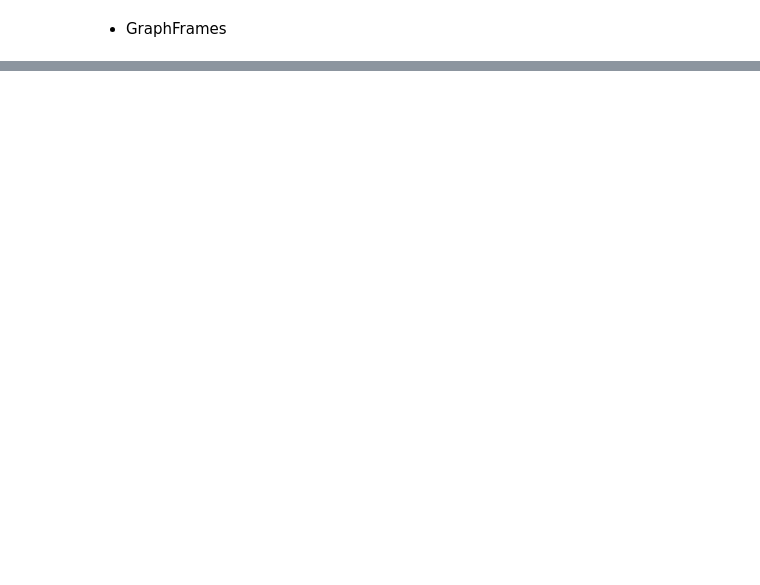
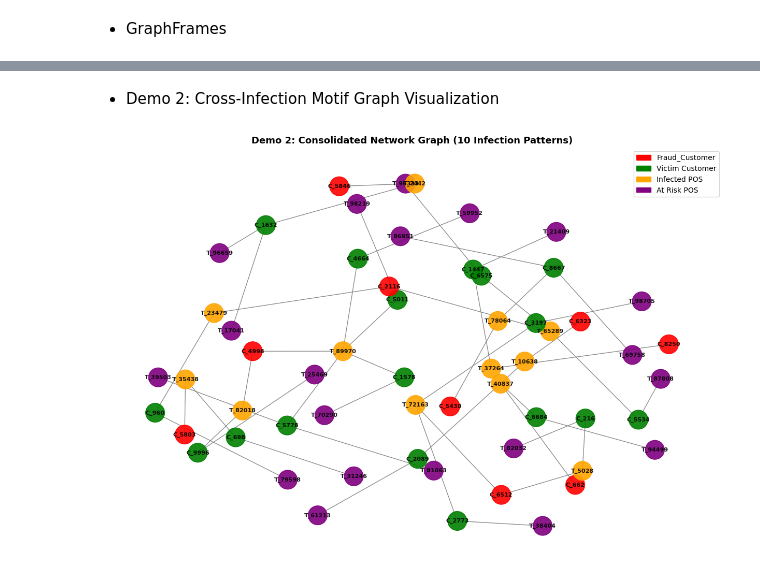
Before and after one commit to thanhnhat31/big-data.group-3.msa29hcm, a Jupyter notebook: notebooks/04_Spark_GraphFrame_Demo.ipynb, the cells around one changed output, grey strips where cells are left out. Saved outputs shown, nothing was run; the diff lists cells and outputs as text; code cells hidden in the pictures; blank space fills up the shorter version.

```diff
--- a/notebooks/04_Spark_GraphFrame_Demo.ipynb
+++ b/notebooks/04_Spark_GraphFrame_Demo.ipynb
@@ -841,0 +635,50 @@ if 'result_lpa' in globals():
+# %% [markdown]
+- Demo 2: Cross-Infection Motif Graph Visualization
+# %%
+import networkx as nx
+import matplotlib.pyplot as plt
+import matplotlib.patches as mpatches
+
+# Chuyển đổi khoảng 20 chuỗi từ kết quả GraphFrames sang Pandas DataFrame
+sample_patterns_pd = gf_result2.limit(20).toPandas()
+
+# Khởi tạo đồ thị NetworkX
+G = nx.Graph()
+
+# Duyệt qua các dòng và thêm Node/Edge
+for _, row in sample_patterns_pd.iterrows():
+    fraud_node = row['Fraud_Customer_A']
+    terminal_1 = row['Infected_POS_T1']
+    victim_node = row['Victim_Customer_B']
+    terminal_2 = row['At_Risk_POS_T2']
+
+    # Thêm Node với thuộc tính màu sắc để phân biệt
+    G.add_node(fraud_node, color='red')          # Kẻ gian lận
+    G.add_node(terminal_1, color='orange')       # POS bị nhiễm
+    G.add_node(victim_node, color='green')       # Nạn nhân
+    G.add_node(terminal_2, color='purple')       # POS rủi ro
+
+    # Thêm các cạnh nối (Giao dịch)
+    G.add_edge(fraud_node, terminal_1)
+    G.add_edge(victim_node, terminal_1)
+    G.add_edge(victim_node, terminal_2)
+
+# Lấy mảng màu sắc cho các node đã add
+color_map = [nx.get_node_attributes(G, 'color').get(node, 'gray') for node in G.nodes()]
+
+# Thiết lập và vẽ đồ thị
+plt.figure(figsize=(12, 8))
+pos = nx.spring_layout(G, k=0.6) # Thuật toán dàn trang Spring Layout
+nx.draw(G, pos, with_labels=True, node_color=color_map, node_size=700, font_size=8, font_weight="bold", edge_color="gray", alpha=0.9)
+
+# Tạo chú thích (Legend)
+red_patch = mpatches.Patch(color='red', label='Fraud_Customer')
+green_patch = mpatches.Patch(color='green', label='Victim Customer')
+orange_patch = mpatches.Patch(color='orange', label='Infected POS')
+purple_patch = mpatches.Patch(color='purple', label='At Risk POS')
+plt.legend(handles=[red_patch, green_patch, orange_patch, purple_patch], loc='upper right')
+
+plt.title(f'Demo 2: Consolidated Network Graph ({num_patterns} Infection Patterns)', fontsize=13, fontweight='bold')
+plt.show()
+# %% [output]
+[figure, added]
```
Also changed, not shown: parts of 56 cells of this notebook, 2 other files.
